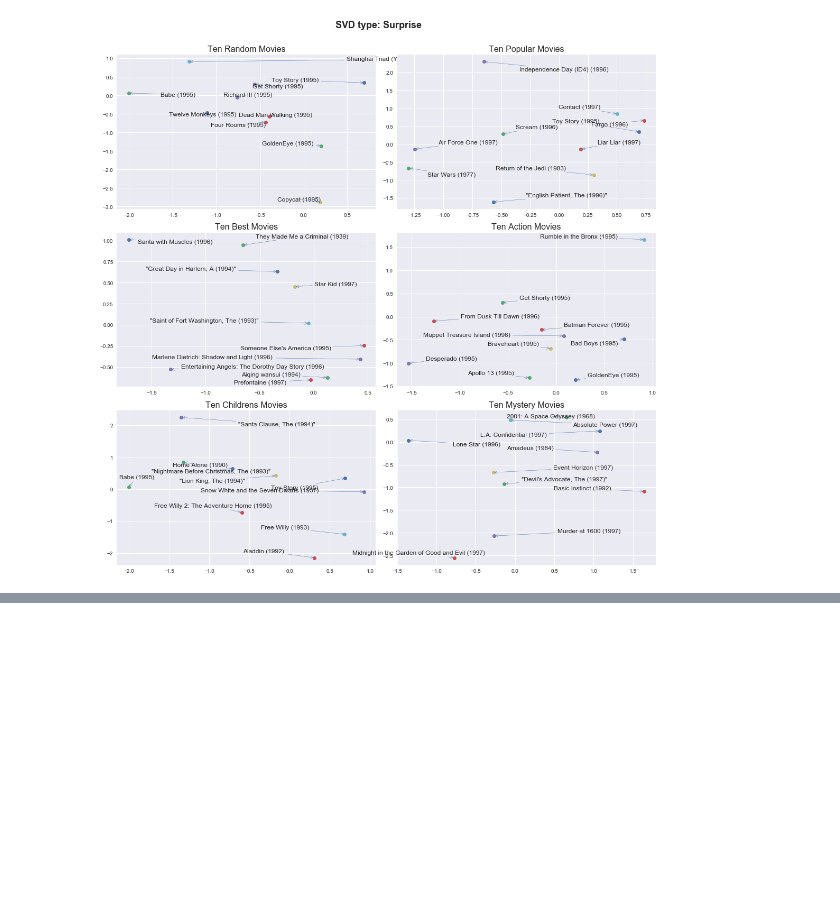
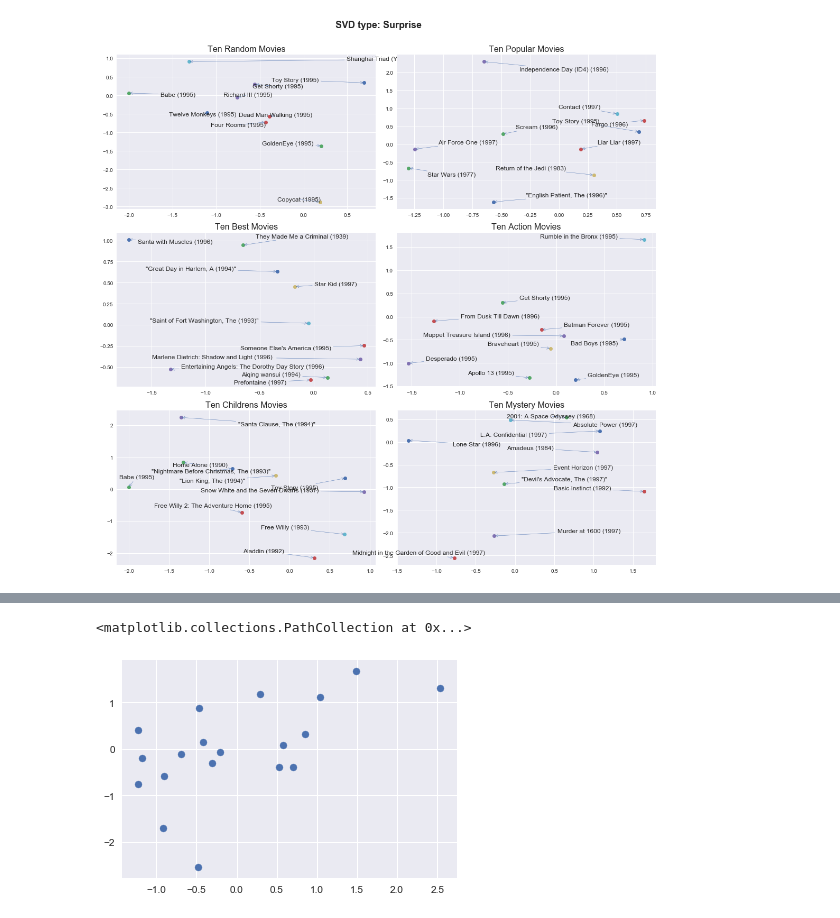
Before and after one commit to kapilsinha/CS155_MovieLens, a Jupyter notebook: CS 155 Miniproject 2.ipynb, the cells around one changed output, grey strips where cells are left out. Drawn from its saved outputs; the diff is of its cells as text; code cells hidden in the pictures; blank space fills up the shorter version.

```diff
--- a/CS 155 Miniproject 2.ipynb
+++ b/CS 155 Miniproject 2.ipynb
@@ -428,0 +569,8 @@ This is using Surprise SVD
+# %%
+def normalize(arr):
+    return (arr - np.mean(arr))/(np.std(arr))
+# %%
+plt.scatter(normalize(vals[0]), normalize(vals[1]))
+# %% [output]
+<matplotlib.collections.PathCollection at 0x...>
+[figure, added]
```
Also changed, not shown: parts of 14 cells of this notebook.
